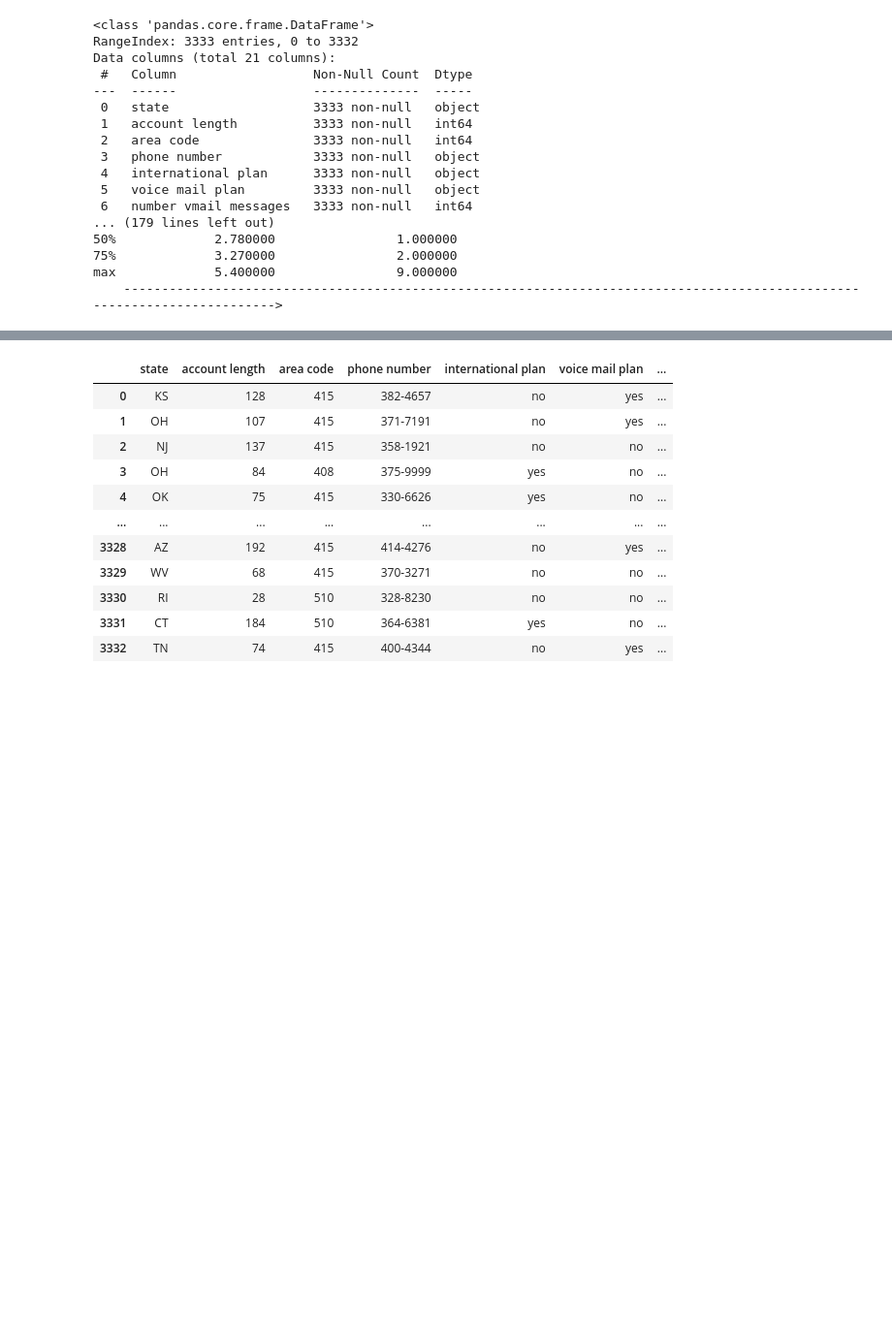
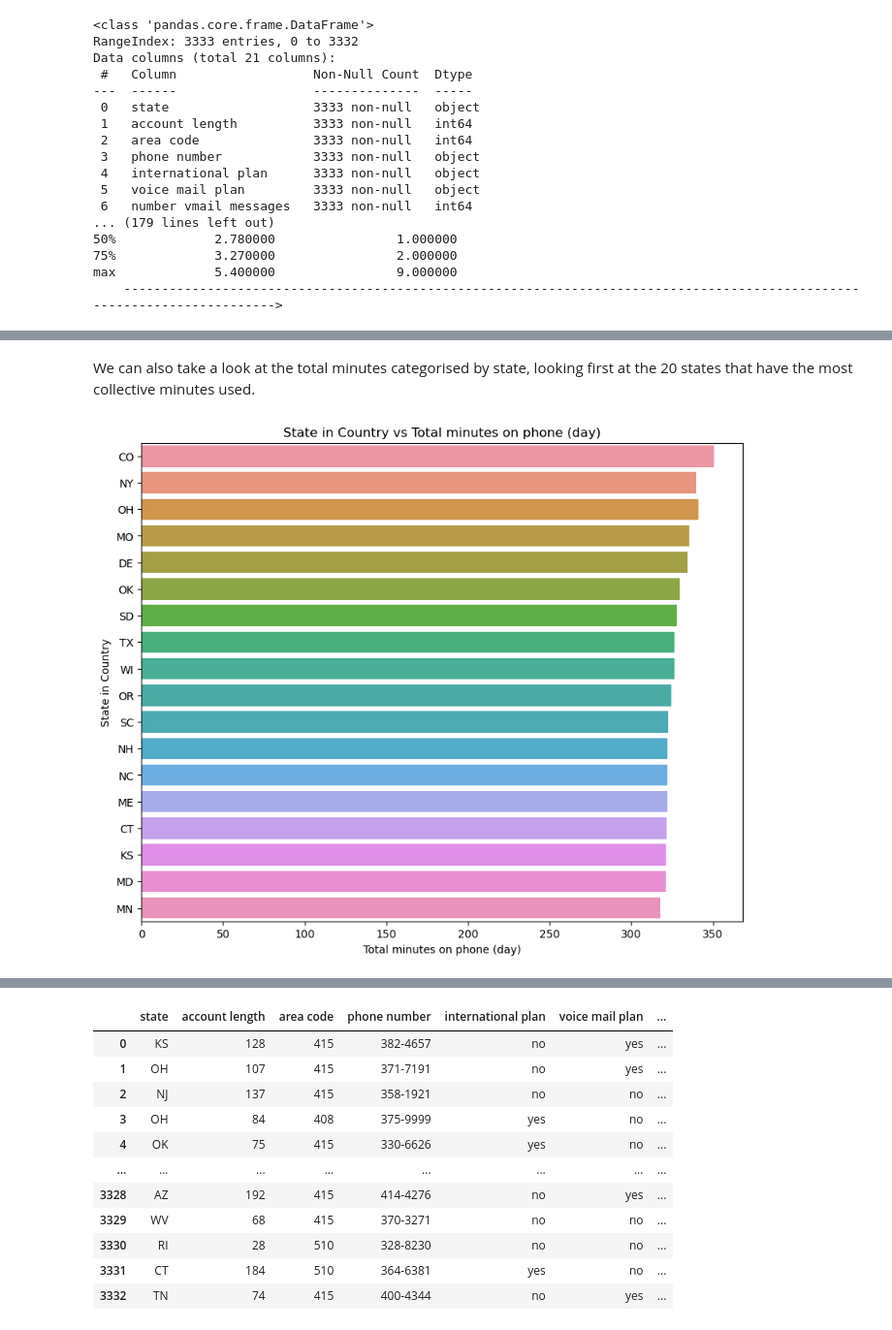
Before and after one commit to M13Mwongo/dsc-machine-learning, a Jupyter notebook: index.ipynb, the cells around one changed output, grey strips where cells are left out. Shown at 97% size. Drawn from its saved outputs; the diff is of its cells as text; code cells hidden in the pictures; blank space fills up the shorter version.

```diff
--- a/index.ipynb
+++ b/index.ipynb
@@ -400,0 +494,6 @@ dtype: int64
+# %% [markdown]
+We can also take a look at the total minutes categorised by state, looking first at the 20 states that have the most collective minutes used.
+# %%
+data_sourcing.plot_barplot(data_sourcing.dataframe.sort_values(by='total day minutes', ascending=False).head(20),x='total day minutes',y='state',x_title='Total minutes on phone (day)',y_title='State in Country')
+# %% [output]
+[figure, added]
```
Also changed, not shown: parts of 34 cells of this notebook.
